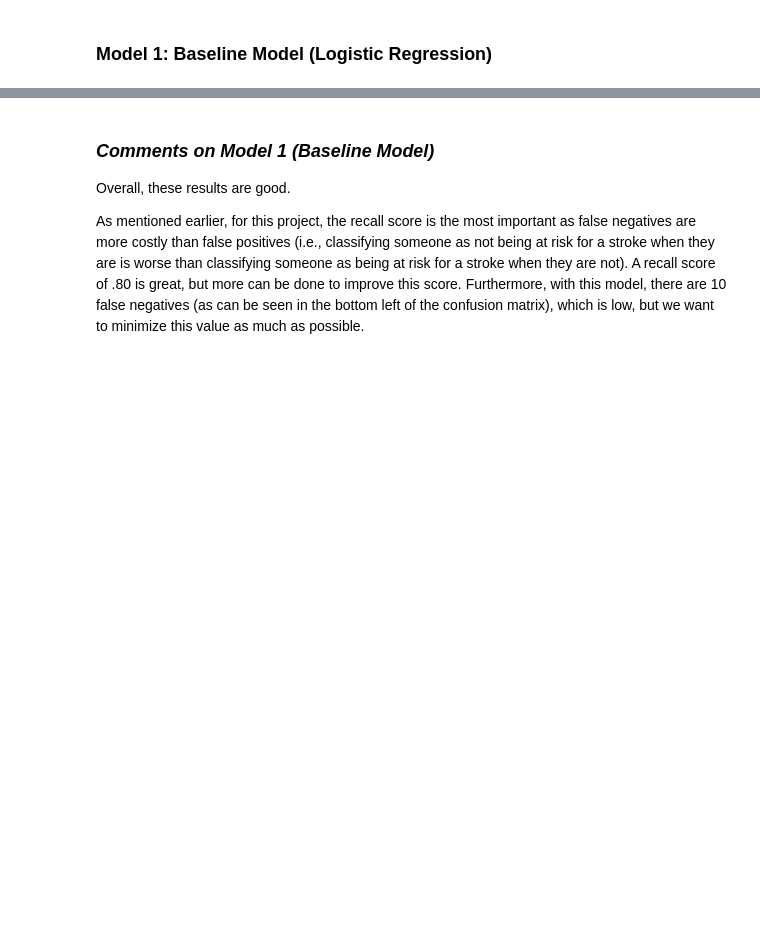
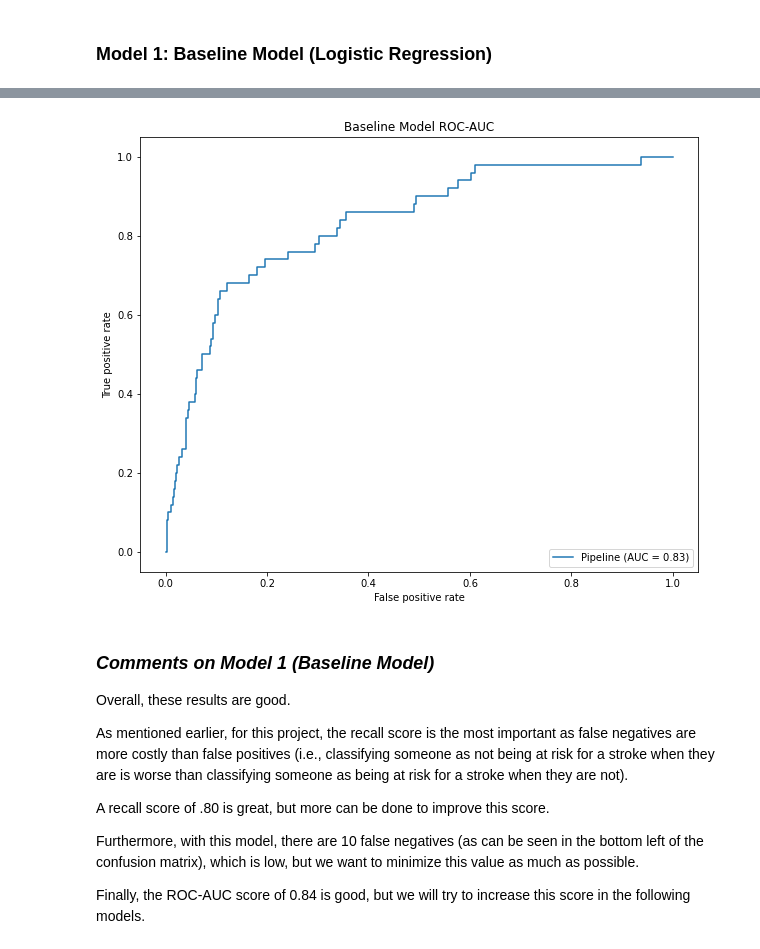
Before and after one commit to jordanate/machine-learning-classification, a Jupyter notebook: jordana_notebook.ipynb, the cells around one changed output, grey strips where cells are left out. Saved outputs shown, nothing was run; the diff lists cells and outputs as text; code cells hidden in the pictures; blank space fills up the shorter version.

```diff
--- a/jordana_notebook.ipynb
+++ b/jordana_notebook.ipynb
@@ -394,6 +451,21 @@ model_1_recall
+# %%
+fig, ax = plt.subplots(figsize = (10,8))
+plot_roc_curve(baseline_pipeline, X_test, y_test, ax = ax)
+ax.set_ylabel('True positive rate')
+ax.set_xlabel('False positive rate')
+ax.set_title('Baseline Model ROC-AUC')
+plt.show()
+# %% [output]
+[figure, added]
 # %% [markdown]
 ### _Comments on Model 1 (Baseline Model)_
 
 Overall, these results are good.
 
-As mentioned earlier, for this project, the recall score is the most important as false negatives are more costly than false positives (i.e., classifying someone as not being at risk for a stroke when they are is worse than classifying someone as being at risk for a stroke when they are not). A recall score of .80 is great, but more can be done to improve this score. Furthermore, with this model, there are 10 false negatives (as can be seen in the bottom left of the confusion matrix), which is low, but we want to minimize this value as much as possible.
+As mentioned earlier, for this project, the recall score is the most important as false negatives are more costly than false positives (i.e., classifying someone as not being at risk for a stroke when they are is worse than classifying someone as being at risk for a stroke when they are not).
+
+A recall score of .80 is great, but more can be done to improve this score.
+
+Furthermore, with this model, there are 10 false negatives (as can be seen in the bottom left of the confusion matrix), which is low, but we want to minimize this value as much as possible.
+
+Finally, the ROC-AUC score of 0.84 is good, but we will try to increase this score in the following models.
```
Also changed, not shown: parts of 30 cells of this notebook.
